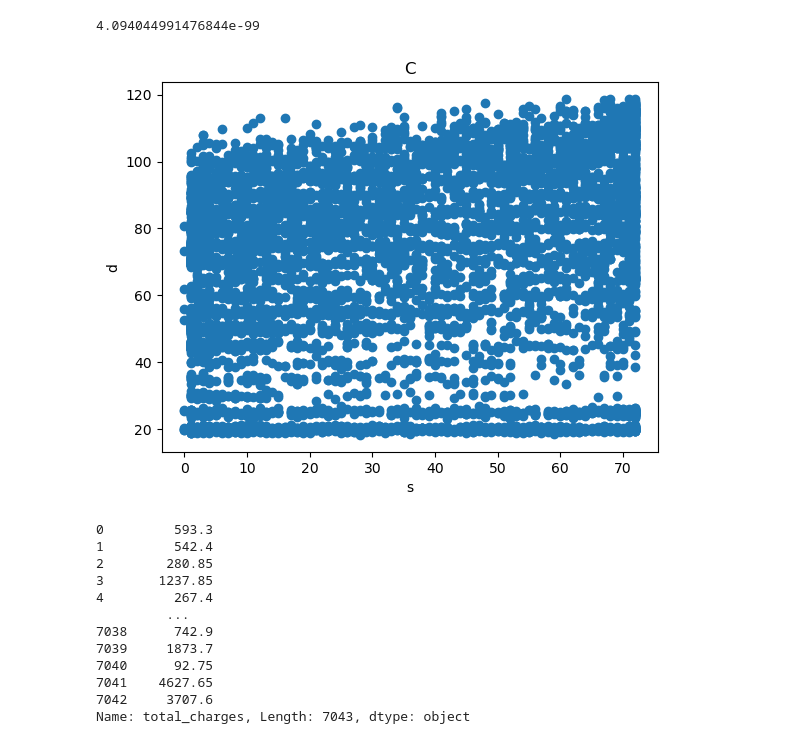
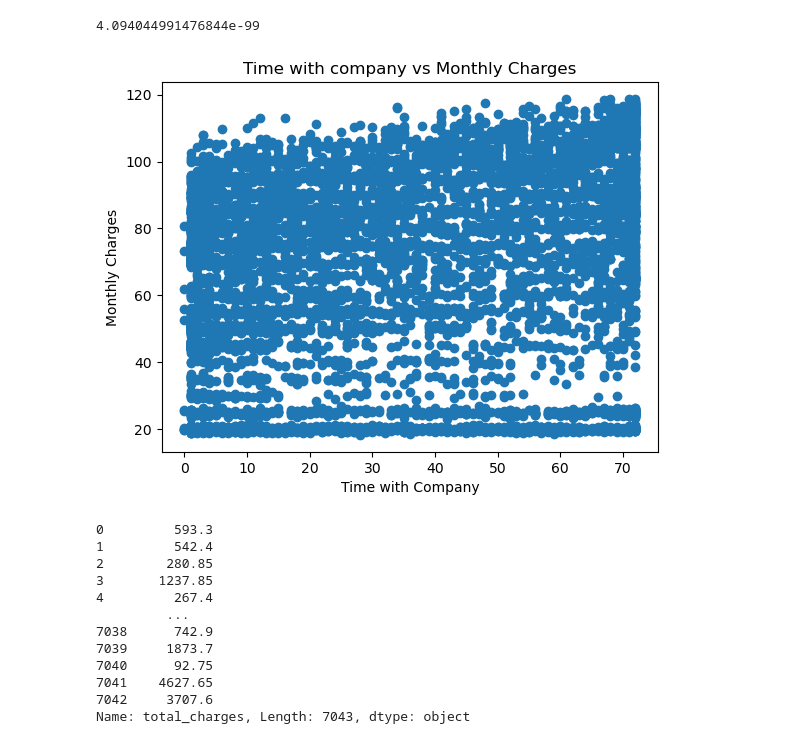
Before and after one commit to Joshua-Click/statistics-exercises, a Jupyter notebook: hypothesis_testing.ipynb, the cells around one changed output. Saved outputs shown, nothing was run; the diff lists cells and outputs as text; code cells hidden in the pictures.

```diff
--- a/hypothesis_testing.ipynb
+++ b/hypothesis_testing.ipynb
@@ -126,12 +126,12 @@ p
 4.094044991476844e-99
 # %%
 plt.scatter(ten_cust.tenure, ten_cust.monthly_charges)
-plt.title('C')
-plt.xlabel('s')
-plt.ylabel('d')
+plt.title('Time with company vs Monthly Charges')
+plt.xlabel('Time with Company')
+plt.ylabel('Monthly Charges')
 plt.show()
 # %% [output]
-[figure, old version]
+[figure, new version]
 # %%
 # no correlation
 # %%
```
Also changed, not shown: parts of 11 cells of this notebook.
